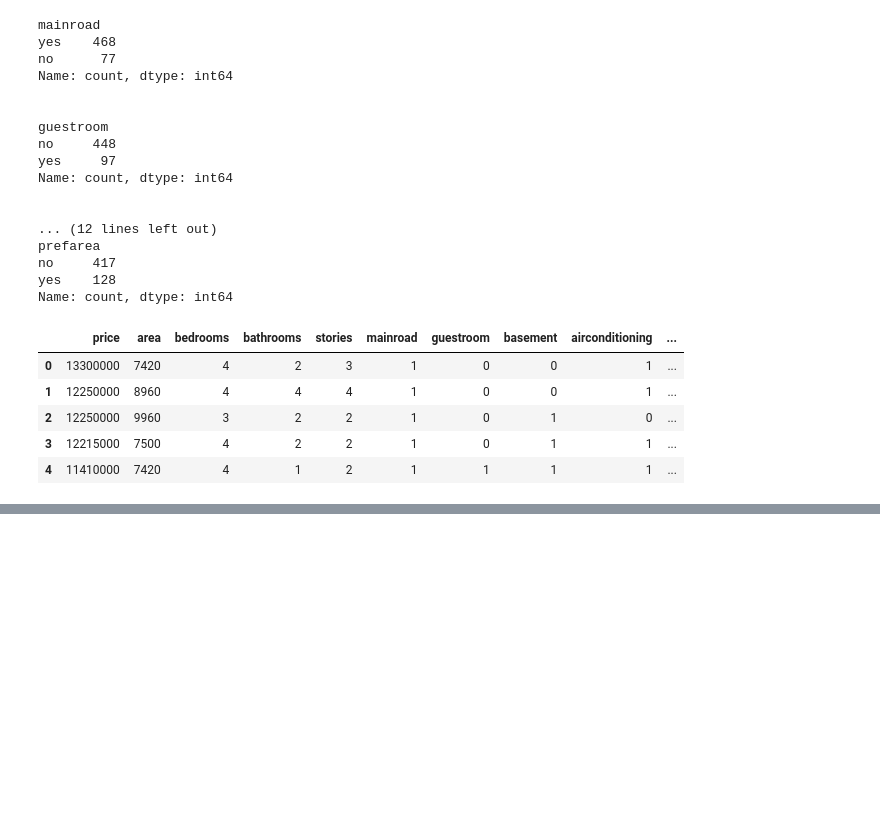
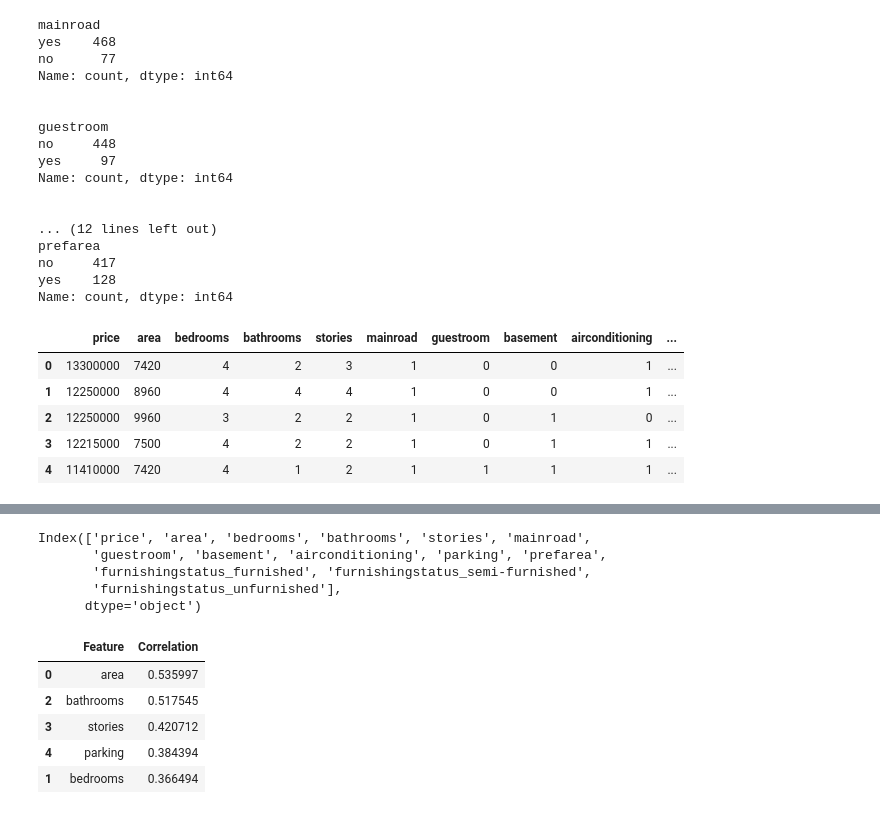
Before and after one commit to Deep-pdf/training_LLM, a Jupyter notebook: model_HousePred/model_housePred.ipynb, the cells around one changed output, grey strips where cells are left out. Saved outputs shown, nothing was run; the diff lists cells and outputs as text; code cells hidden in the pictures; blank space fills up the shorter version.

```diff
--- a/model_HousePred/model_housePred.ipynb
+++ b/model_HousePred/model_housePred.ipynb
@@ -211,0 +272,27 @@ df2.head()
+# %%
+df2.columns
+# %% [output]
+Index(['price', 'area', 'bedrooms', 'bathrooms', 'stories', 'mainroad',
+       'guestroom', 'basement', 'airconditioning', 'parking', 'prefarea',
+       'furnishingstatus_furnished', 'furnishingstatus_semi-furnished',
+       'furnishingstatus_unfurnished'],
+      dtype='object')
+# %%
+#Pearson correlation Numerical vs Price
+num_features = ['area','bedrooms','bathrooms','stories','parking']
+
+correlations= {
+    feature : pearsonr(df2[feature], df2['price'])[0]
+    for feature in num_features
+
+}
+
+correlations_df = pd.DataFrame(list(correlations.items()), columns=['Feature', 'Correlation'])
+correlations_df.sort_values(by='Correlation', ascending=False)
+# %% [output]
+|  | Feature | Correlation |
+| 0 | area | 0.535997 |
+| 2 | bathrooms | 0.517545 |
+| 3 | stories | 0.420712 |
+| 4 | parking | 0.384394 |
+| 1 | bedrooms | 0.366494 |
```
Also changed, not shown: parts of 15 cells of this notebook.
